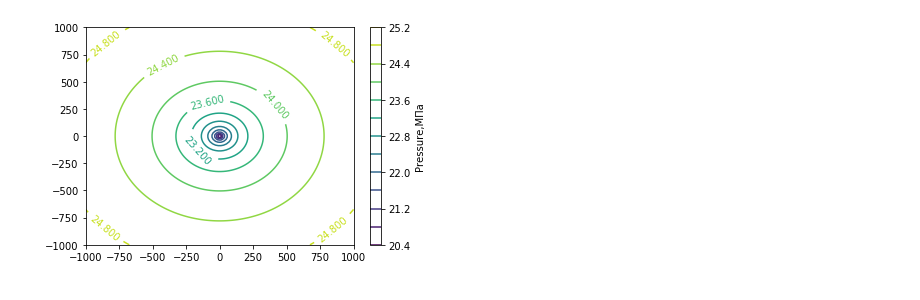
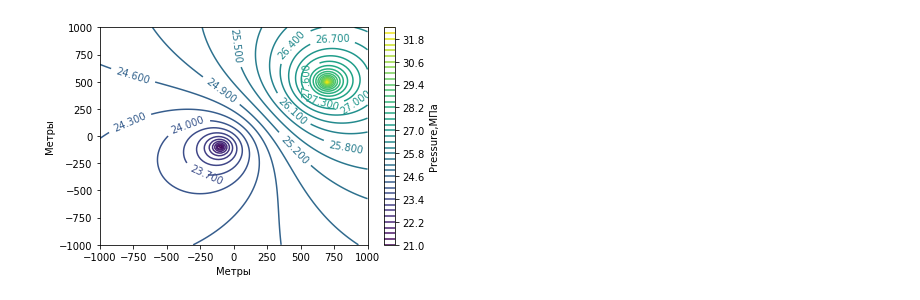
Before and after one commit to PopovAleksandr1998/bakalavr2020, a Jupyter notebook: MAP.ipynb, the cells around one changed output. Saved outputs shown, nothing was run; the diff lists cells and outputs as text; code cells hidden in the pictures.

```diff
--- a/MAP.ipynb
+++ b/MAP.ipynb
@@ -14,7 +14,8 @@ h=10
 vis=5/1000
 Pk=25
 Rk=1500
-q=200/86400
+q1=200/86400
+q2=300/86400
 rc=r2
 # %%
 def Pc(q,k,h,Pk,vis,Rk,rc):
@@ -25,20 +26,27 @@ x = np.linspace(-1000, 1000, 100)
 y = np.linspace(-1000, 1000, 100)
 X, Y = np.meshgrid(x, y)
 # %%
-P=Pk-((Pk-Pc(q,k,h,Pk,vis,Rk,rc))/((np.log(Rk)-
+P1=((Pk-Pc(q1,k,h,Pk,vis,Rk,rc))/((np.log(Rk)-
                                     np.log(rc))/
                                    np.log(2.73)))*((np.log(Rk)-
-                                                    np.log(np.sqrt(abs((X+0)**2+
-                                                                       (Y+0)**2))))/np.log(2.73))
+                                                    np.log(np.sqrt(abs((X+100)**2+
+                                                                       (Y+100)**2))))/np.log(2.73))
+P2=((Pk-Pc(q2,k,h,Pk,vis,Rk,rc))/((np.log(Rk)-
+                                    np.log(rc))/
+                                   np.log(2.73)))*((np.log(Rk)-
+                                                    np.log(np.sqrt(abs((X-700)**2+
+                                                                       (Y-500)**2))))/np.log(2.73))
+P3=P1-P2
+P=Pk-P3
 # %%
 fig, axes = plt.subplots()
 
-cs = plt.contour(X, Y, P,10)
+cs = plt.contour(X, Y, P,40)
 cb = plt.colorbar()
 cb.set_label('Pressure,МПа')
 ax.clabel(cs)
-ax.set_xlabel('Метры')
-ax.set_ylabel('Метры')
+axes.set_xlabel('Метры')
+axes.set_ylabel('Метры')
 plt.show()
 # %% [output]
-[figure, old version]
+[figure, new version]
```
